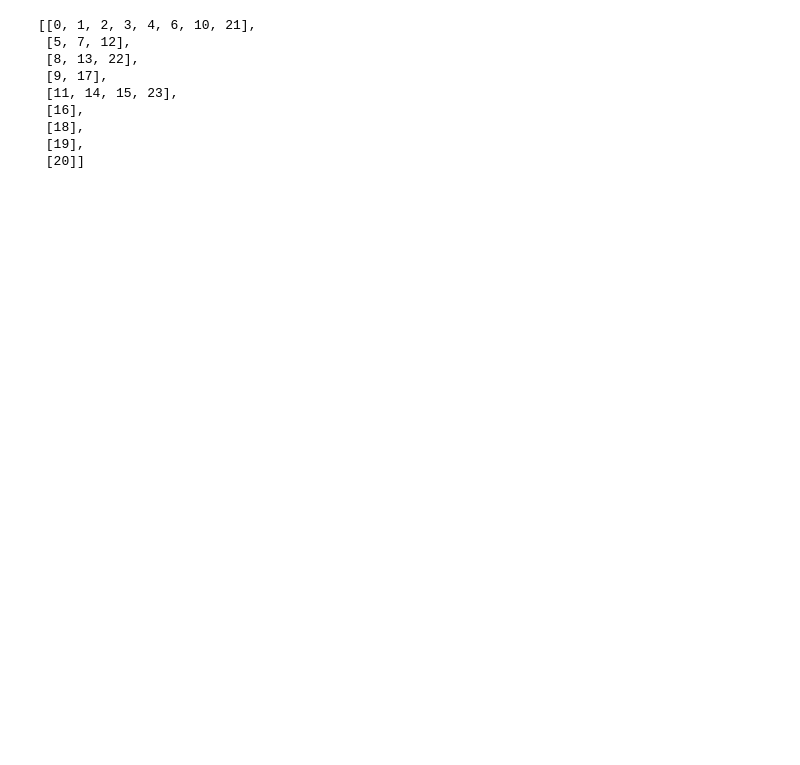
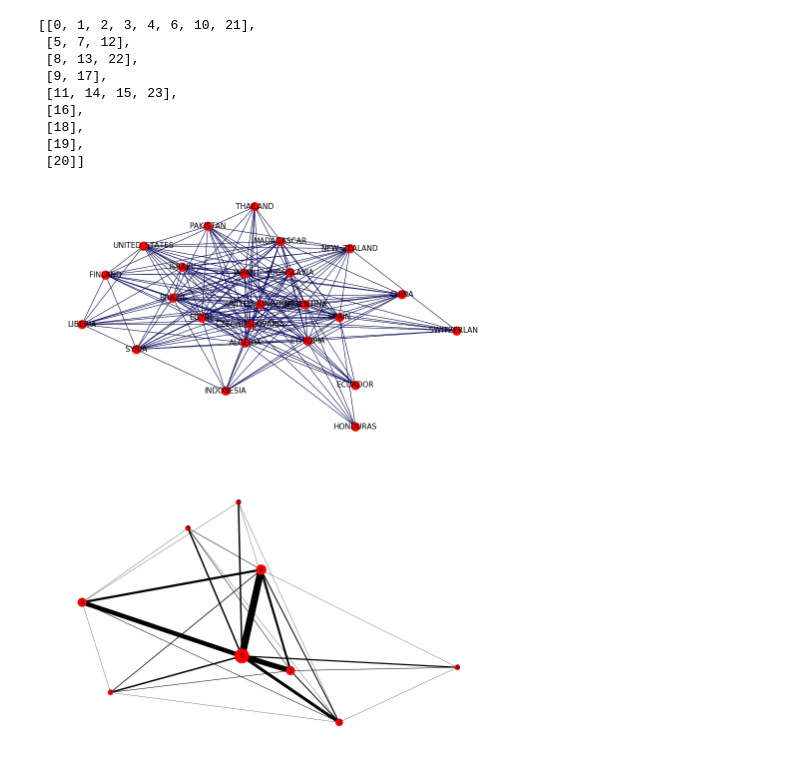
Before and after one commit to melsyt/QMSS-Social-Network-Analysis, a Jupyter notebook: Class10 - Structural Equivalence.ipynb, the cells around one changed output. Drawn from its saved outputs; the diff is of its cells as text; code cells hidden in the pictures; blank space fills up the shorter version.

```diff
--- a/Class10 - Structural Equivalence.ipynb
+++ b/Class10 - Structural Equivalence.ipynb
@@ -56,7 +54,8 @@ One way to do blockmodels in Python. This is an example from the `networkx` docu
 # %%
-countrynames = trade.index
+# create dictionary for country names
+countrynames = {i: trade.columns[i] for i in range(len(trade.columns))}
 
-# Need to make index numbers as well for the adjacency matrix
+# Need to number the countries for the adjacency matrix
 trade.index = list(np.arange(1, 25))
 trade.columns = list(np.arange(1, 25))
 # %%
@@ -94,7 +93,7 @@ def create_hc(G, t=1):
 
     return list(partition.values())
 
-G=nx.read_edgelist("test.edgelist")
+G=nx.read_edgelist("Data/test.edgelist")
 
 # Extract largest connected component into graph H
 H = next(nx.connected_component_subgraphs(G))
@@ -123,3 +122,29 @@ partitions
  [18],
  [19],
  [20]]
+# %%
+# code based on https://networkx.github.io/documentation/stable/auto_examples/algorithms/plot_blockmodel.html
+
+pos = nx.spring_layout(H, iterations=100)
+f = plt.figure(figsize=(15, 20))
+ax = f.add_subplot(211)
+nx.draw(H, pos, with_labels=False, node_size=300)
+nx.draw_networkx_labels(H, pos, labels=countrynames, font_size=15)
+nx.draw_networkx_edges(H, pos, width=1.0, alpha=0.3, edge_color='b')
+
+# Draw block model with weighted edges and nodes sized by number of internal nodes
+node_size = [BM.nodes[x]['nnodes'] * 100 for x in BM.nodes()]
+edge_width = [(0.5 * d['weight']) for (u, v, d) in BM.edges(data=True)]
+
+# Set positions to mean of positions of internal nodes from original graph
+posBM = {}
+for n in BM:
+    xy = np.array([pos[u] for u in BM.nodes[n]['graph']])
+    posBM[n] = xy.mean(axis=0)
+
+ax2 = f.add_subplot(212)
+nx.draw(BM, posBM, node_size=node_size, width=edge_width, with_labels=True)
+plt.axis('off')
+plt.show()
+# %% [output]
+[figure, added]
```
Also changed, not shown: parts of 3 cells of this notebook, 1 other file.
